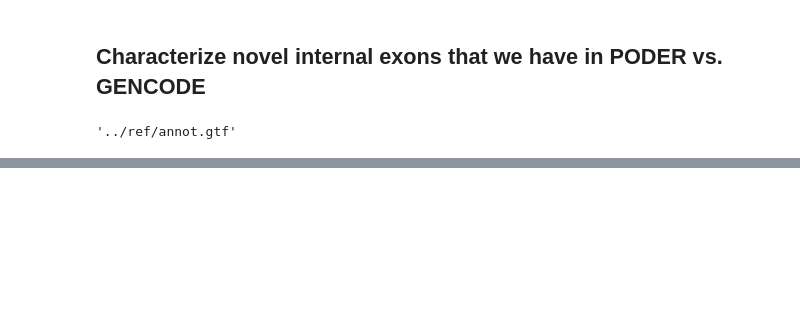
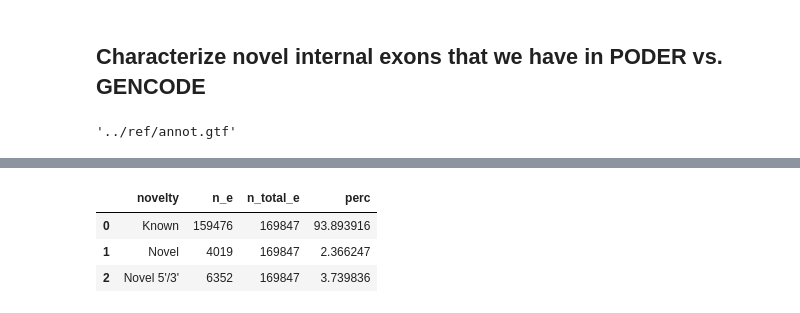
Before and after one commit to fairliereese/240903_pt, a Jupyter notebook: analysis/characterize_novel_exons.ipynb, the cells around one changed output, grey strips where cells are left out. Saved outputs shown, nothing was run; the diff lists cells and outputs as text; code cells hidden in the pictures; blank space fills up the shorter version.

```diff
--- a/analysis/characterize_novel_exons.ipynb
+++ b/analysis/characterize_novel_exons.ipynb
@@ -44,0 +153,7 @@ ic_df = cerberus.get_ic(df)
+# %%
+temp
+# %% [output]
+|  | novelty | n_e | n_total_e | perc |
+| 0 | Known | 159476 | 169847 | 93.893916 |
+| 1 | Novel | 4019 | 169847 | 2.366247 |
+| 2 | Novel 5'/3' | 6352 | 169847 | 3.739836 |
```
Also changed, not shown: parts of 41 cells of this notebook, 2 other files.
